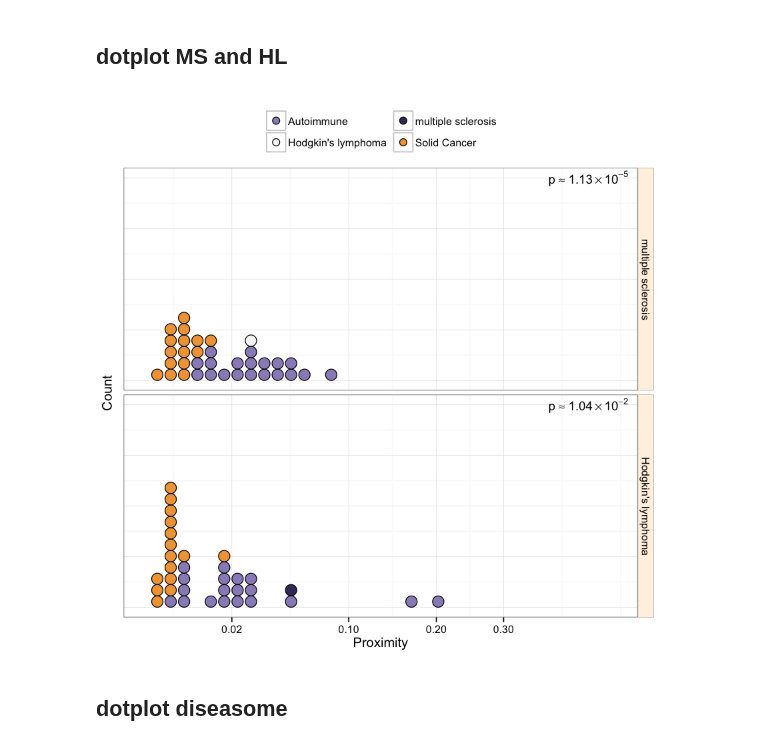
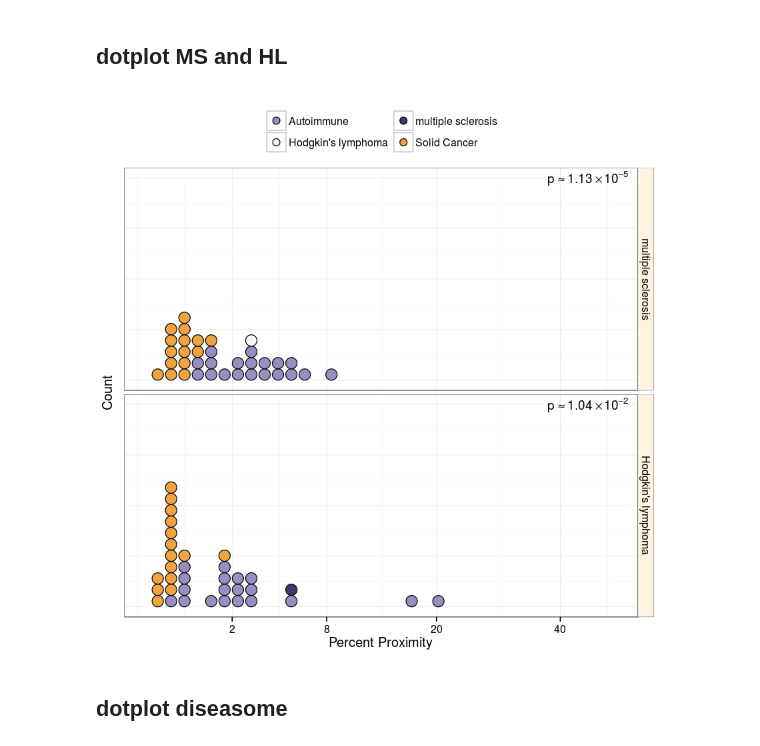
Before and after one commit to dhimmel/hodgkins, a Jupyter notebook: plotting.ipynb, the cells around one changed output. Cells and saved outputs as stored; diff of their text form; code cells hidden in the pictures.

```diff
--- a/plotting.ipynb
+++ b/plotting.ipynb
@@ -36,7 +36,8 @@ cat_cols = list(
 )
 cat_df = readr::read_tsv('input/doid-categories.tsv', col_types = cat_cols)
 
-prox_df = prox_df %>%
+prox_df %<>%
+  dplyr::mutate(proximity = proximity * 100) %>%
   dplyr::left_join(
     cat_df %>% dplyr::transmute(source_id = doid_code, source_category = category)
   ) %>%
@@ -69,7 +63,7 @@ plot_df = prox_df %>%
   dplyr::filter(source_category %in% c('Solid Cancer', 'Hematologic Cancer', 'Autoimmune')) %>%
   dplyr::filter(target_category %in% c('Solid Cancer', 'Autoimmune'))
 
-x_breaks = c(0, 0.02, 0.1, 0.2, 0.3)
+x_breaks = c(0, 2, 8, 20, 40)
 x_lim = range(plot_df$proximity)
 
 pval_df = plot_df %>%
@@ -82,7 +76,7 @@ density_plot = plot_df %>%
   ggplot2::facet_grid(source_category ~ ., scales='free_y') +
   ggplot2::scale_fill_manual(values = c(cols$immune, cols$cancer)) +
   ggplot2::scale_color_manual(values = c(cols$immune, cols$cancer)) +
-  ggplot2::xlab('Proximity') + ggplot2::ylab('Density') +
+  ggplot2::xlab('Percent Proximity') + ggplot2::ylab('Density') +
   ggplot2::guides(fill=guide_legend('Disease Type'), color=guide_legend('Disease Type')) +
   ggplot2::geom_text(data=pval_df, aes(x=x, y=y, label=pval_str, fill=NULL, color=NULL),
     parse=TRUE, hjust=1.12, vjust=1.2, size=4, show_guide=FALSE) +
@@ -101,36 +95,36 @@ density_plot
 # %%
 plot_df = prox_df %>%
   dplyr::filter(source_name %in% c('multiple sclerosis', "Hodgkin's lymphoma"))
 plot_df[plot_df$target_name == "Hodgkin's lymphoma", 'target_category'] <- "Hodgkin's lymphoma"
 plot_df %<>% dplyr::filter(target_category %in% c('Solid Cancer', "Hodgkin's lymphoma", 'multiple sclerosis', 'Autoimmune'))
 
 pval_df = plot_df %>%
   dplyr::filter(target_category %in% c('Solid Cancer', 'Autoimmune')) %>%
   dplyr::group_by(source_name) %>%
   get_pval_df()
 
 # MS and HL dotplot
 plot_df[plot_df$target_name == "multiple sclerosis", 'target_category'] <- "multiple sclerosis"
 plot_df$source_name <- factor(plot_df$source_name, levels=c('multiple sclerosis', "Hodgkin's lymphoma"))
 pval_df$source_name <- factor(pval_df$source_name, levels=c('multiple sclerosis', "Hodgkin's lymphoma"))
 
 mshl_plot <- plot_df %>%
   ggplot2::ggplot(aes(proximity, fill=target_category)) %>% gg_base +
-  ggplot2::geom_dotplot(stackgroups = TRUE, method='histodot', binwidth=0.02, dotsize=.85) +
+  ggplot2::geom_dotplot(stackgroups = TRUE, method='histodot', binwidth=0.2, dotsize=.85) +
   ggplot2::facet_grid(source_name ~ ., scales='free_y') +
   ggplot2::theme(axis.text.y=element_blank(), axis.ticks.y=element_blank(), legend.position='top') +
   ggplot2::scale_fill_manual(values=c(cols$immune, cols$ms, cols$hema, cols$cancer)) +
-  ggplot2::xlab('Proximity') + ggplot2::ylab('Count') +
+  ggplot2::xlab('Percent Proximity') + ggplot2::ylab('Count') +
   ggplot2::guides(fill=guide_legend('', nrow=2, byrow=TRUE)) +
   ggplot2::geom_text(data=pval_df, aes(x=x, y=y, label=pval_str, fill=NULL, color=NULL),
     parse=TRUE, hjust=1.12, vjust=1.2, size=4, show_guide=FALSE) +
   ggplot2::scale_x_sqrt(breaks = x_breaks, limits=x_lim)
 
 'figure/ms-hl-dotplot.pdf' %>% ggplot2::ggsave(mshl_plot, width=5, height=4.1)
 'figure/ms-hl-dotplot.png' %>% ggplot2::ggsave(mshl_plot, width=5, height=4.1, dpi=300)
 mshl_plot
 # %% [output]
-[figure, old version]
+[figure, new version]
 # %% [markdown]
 ## dotplot diseasome
 # %%
```
Also changed, not shown: parts of 4 cells of this notebook, 6 other files.
